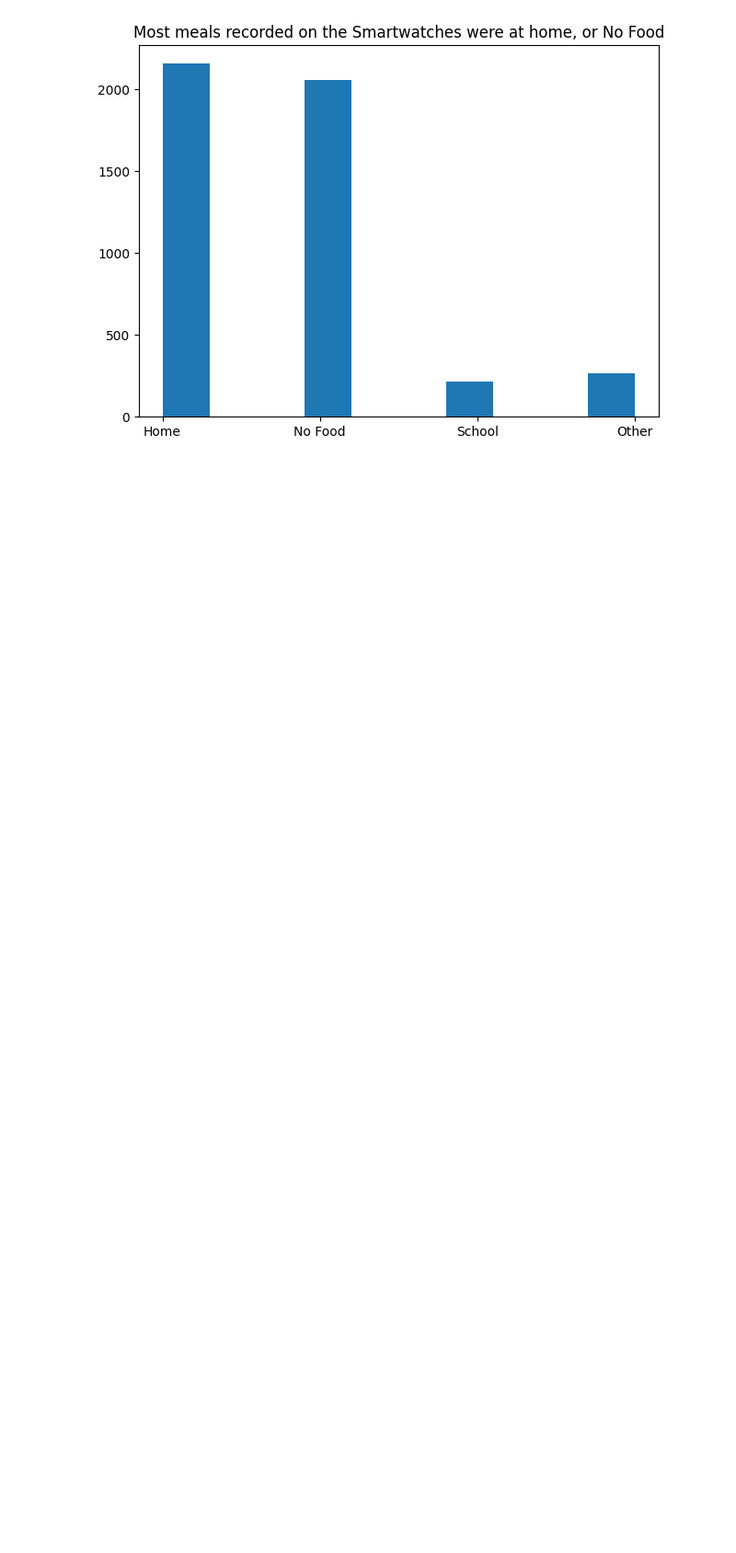
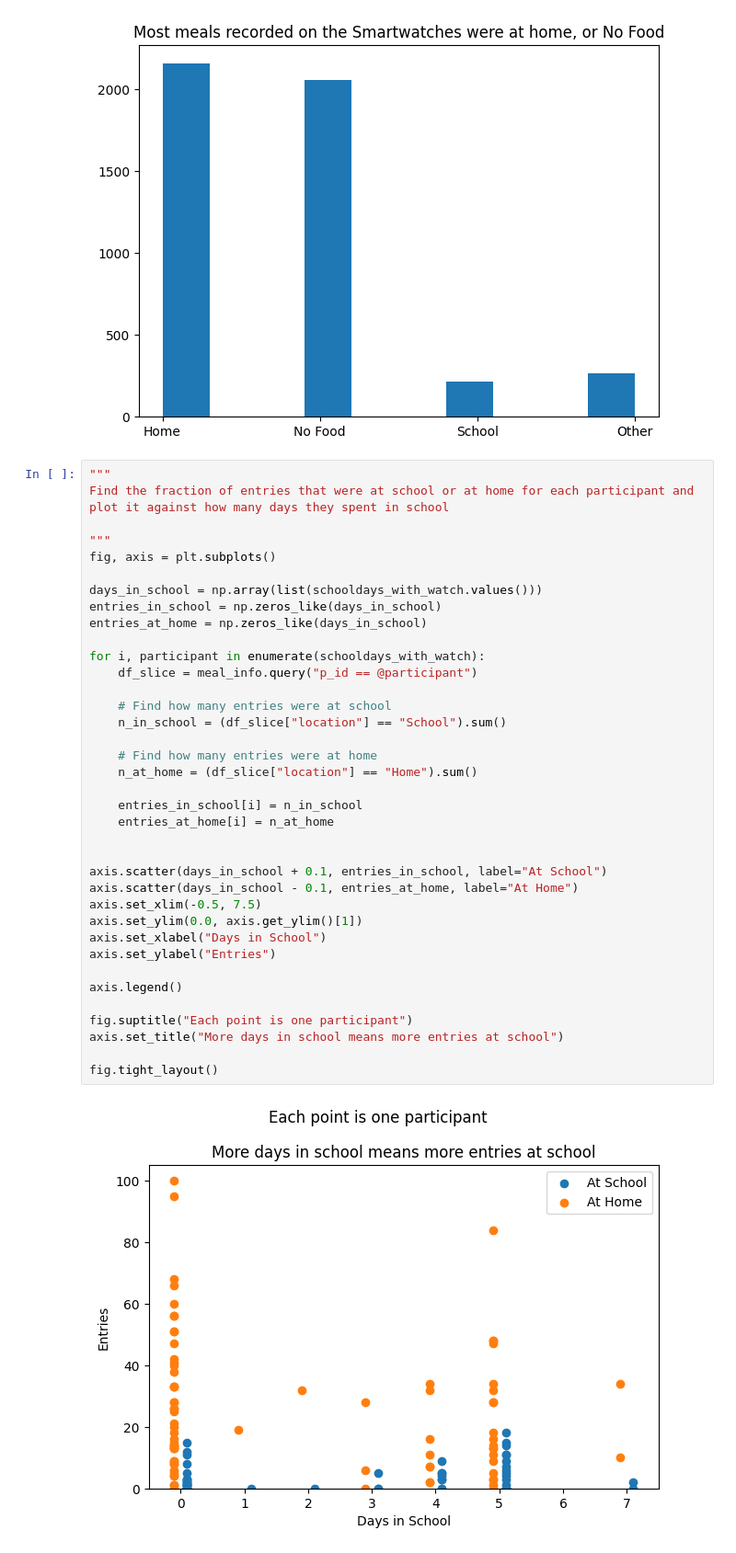
Before and after one commit to richard-lane/seaco_malaysia, a Jupyter notebook: school_status.ipynb, the cells around one changed output. Shown at 92% size. Cells and saved outputs as stored; diff of their text form; blank space fills up the shorter version.

```diff
--- a/school_status.ipynb
+++ b/school_status.ipynb
@@ -58,3 +59,42 @@ plt.title("Most meals recorded on the Smartwatches were at home, or No Food")
 plt.tight_layout()
 # %% [output]
 [figure]
+# %%
+"""
+Find the fraction of entries that were at school or at home for each participant and plot it against how many days they spent in school
+
+"""
+fig, axis = plt.subplots()
+
+days_in_school = np.array(list(schooldays_with_watch.values()))
+entries_in_school = np.zeros_like(days_in_school)
+entries_at_home = np.zeros_like(days_in_school)
+
+for i, participant in enumerate(schooldays_with_watch):
+    df_slice = meal_info.query("p_id == @participant")
+
+    # Find how many entries were at school
+    n_in_school = (df_slice["location"] == "School").sum()
+
+    # Find how many entries were at home
+    n_at_home = (df_slice["location"] == "Home").sum()
+
+    entries_in_school[i] = n_in_school
+    entries_at_home[i] = n_at_home
+
+
+axis.scatter(days_in_school + 0.1, entries_in_school, label="At School")
+axis.scatter(days_in_school - 0.1, entries_at_home, label="At Home")
+axis.set_xlim(-0.5, 7.5)
+axis.set_ylim(0.0, axis.get_ylim()[1])
+axis.set_xlabel("Days in School")
+axis.set_ylabel("Entries")
+
+axis.legend()
+
+fig.suptitle("Each point is one participant")
+axis.set_title("More days in school means more entries at school")
+
+fig.tight_layout()
+# %% [output]
+[figure, added]
```
Also changed, not shown: parts of 1 cell of this notebook.
